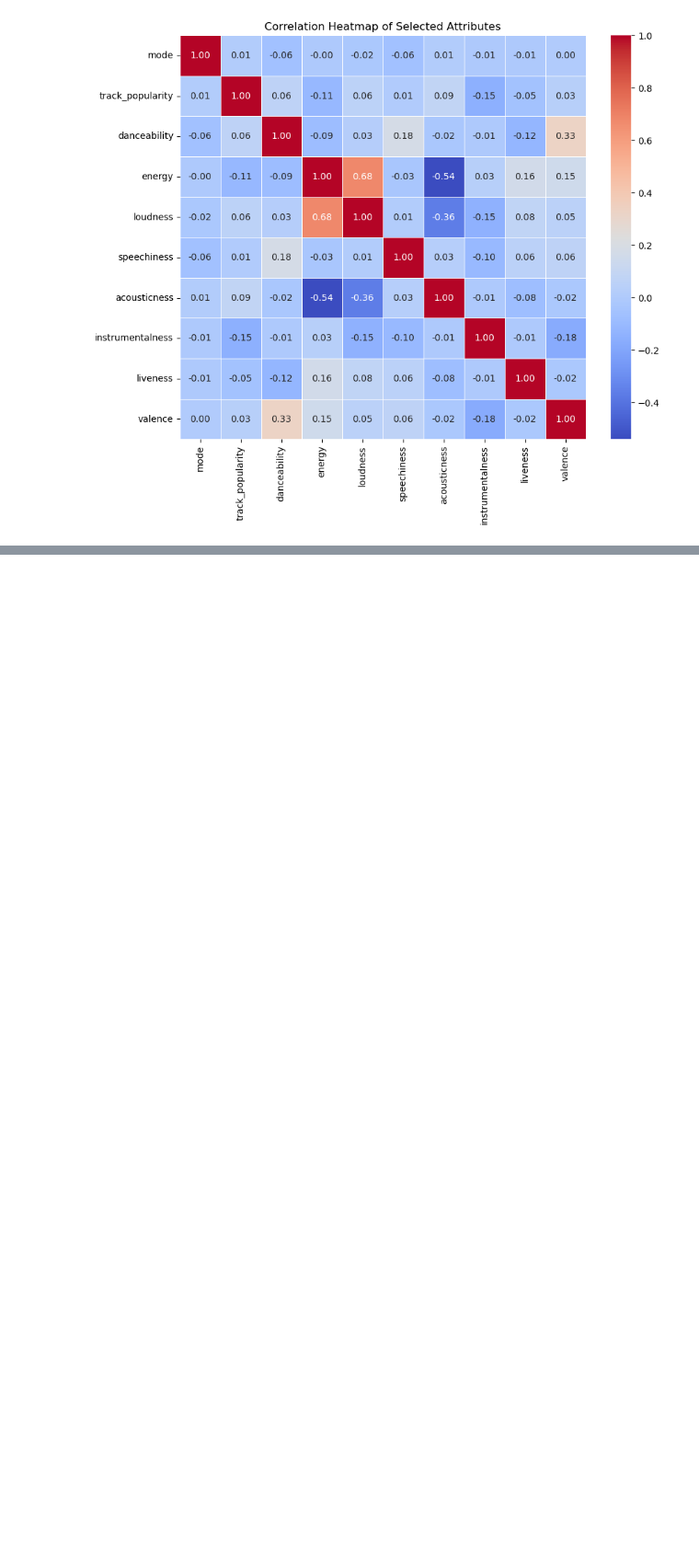
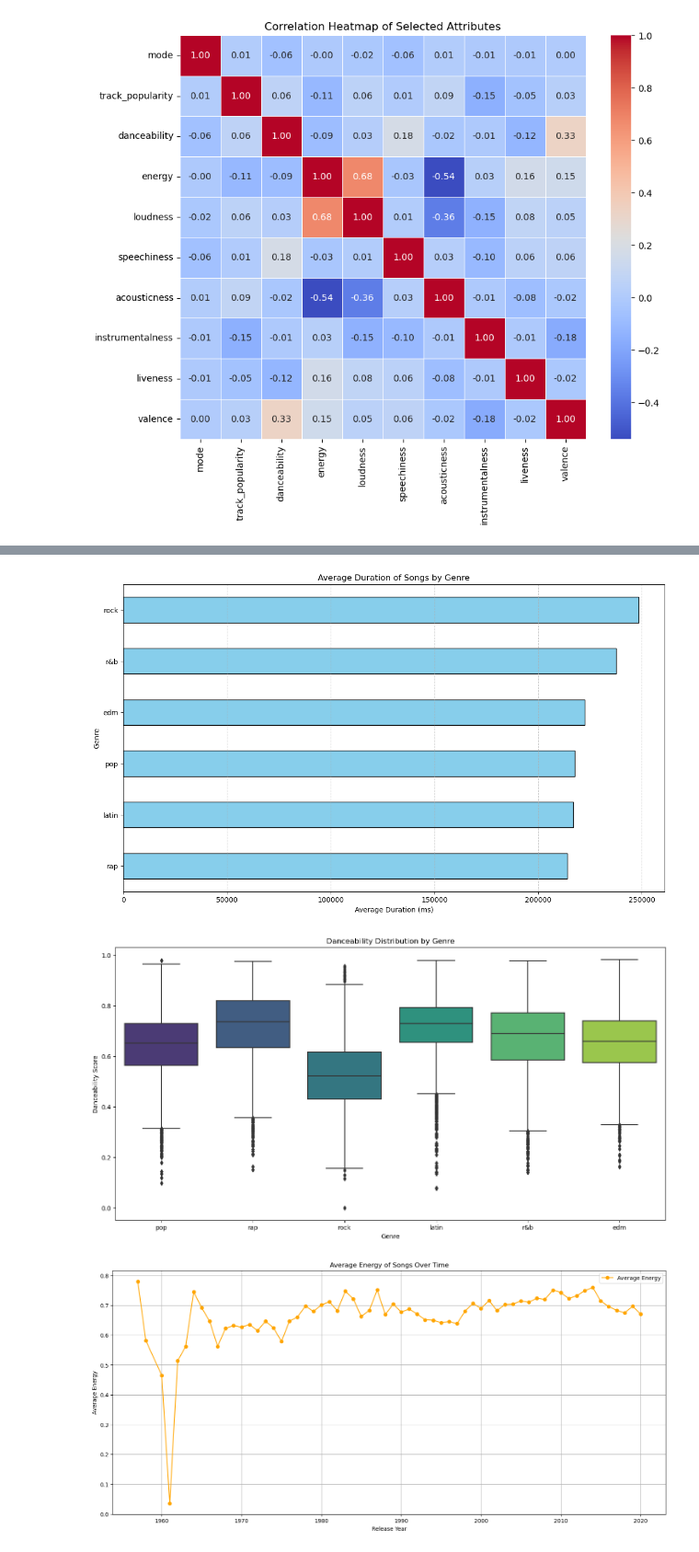
Before and after one commit to jesbor98/music-analysis, a Jupyter notebook: Data Mining project.ipynb, the cells around one changed output, grey strips where cells are left out. Shown at 92% size. Cells and saved outputs as stored; diff of their text form; code cells hidden in the pictures; blank space fills up the shorter version.

```diff
--- a/Data Mining project.ipynb
+++ b/Data Mining project.ipynb
@@ -206,0 +302,48 @@ plt.show()
+# %%
+# Group by genre and calculate the average duration
+duration_by_genre = df.groupby('playlist_genre')['duration_ms'].mean()
+
+# Create a bar plot
+plt.figure(figsize=(14, 8))
+duration_by_genre.sort_values().plot(kind='barh', color='skyblue', edgecolor='black')
+plt.title('Average Duration of Songs by Genre')
+plt.xlabel('Average Duration (ms)')
+plt.ylabel('Genre')
+plt.grid(axis='x', linestyle='--', alpha=0.7)
+plt.show()
+
+#--------------------------------
+# Create a boxplot of danceability scores by genre
+plt.figure(figsize=(16, 8))
+sns.boxplot(x='playlist_genre', y='danceability', data=df, palette='viridis')
+plt.title('Danceability Distribution by Genre')
+plt.xlabel('Genre')
+plt.ylabel('Danceability Score')
+plt.show()
+
+#--------------------------------------
+# Group by release year and calculate the average energy
+energy_by_year = df.groupby('release_year')['energy'].mean()
+
+# Create a line plot for energy trends
+plt.figure(figsize=(18, 8))
+plt.plot(energy_by_year.index, energy_by_year, marker='o', linestyle='-', color='orange', label='Average Energy')
+plt.title('Average Energy of Songs Over Time')
+plt.xlabel('Release Year')
+plt.ylabel('Average Energy')
+plt.legend()
+plt.grid(True)
+plt.show()
+
+#------------------------------------------------------
+# Create a countplot of modes by genre
+plt.figure(figsize=(14, 8))
+sns.countplot(x='mode', hue='playlist_genre', data=df, palette='Set2')
+plt.title('Distribution of Songs in Major and Minor Modes by Genre')
+plt.xlabel('Mode')
+plt.ylabel('Count')
+plt.show()
+# %% [output]
+[figure, added]
+[figure, added]
+[figure, added]
```
Also changed, not shown: parts of 9 cells of this notebook.
